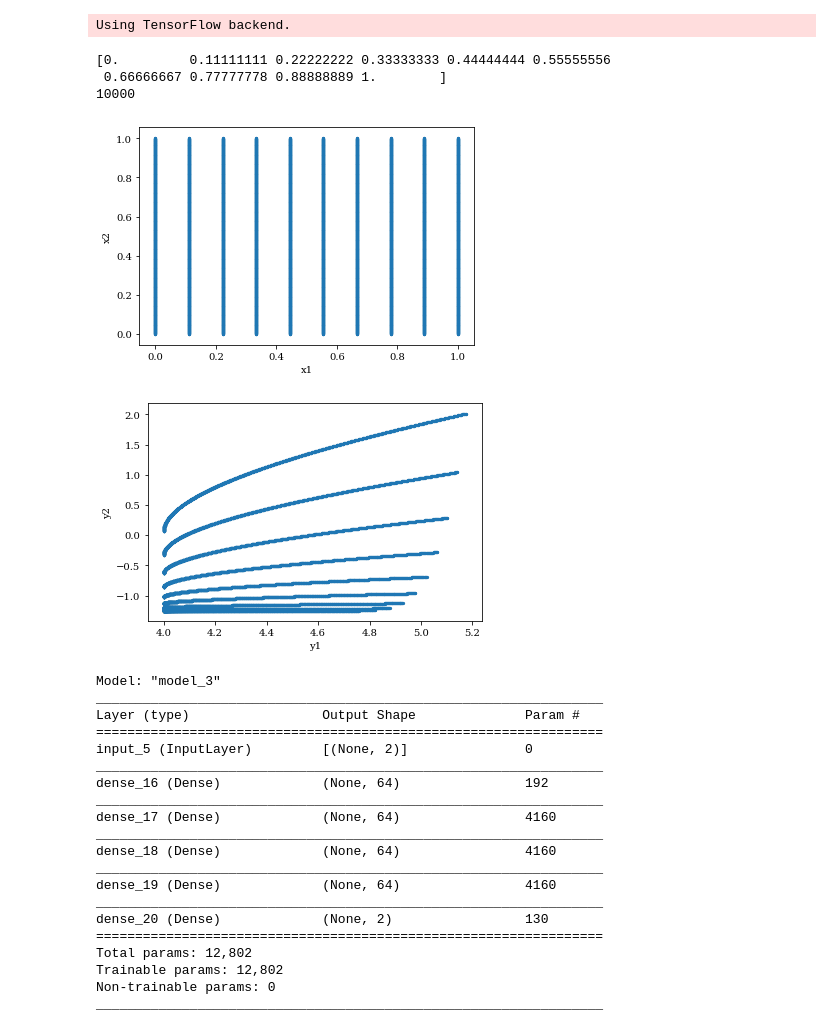
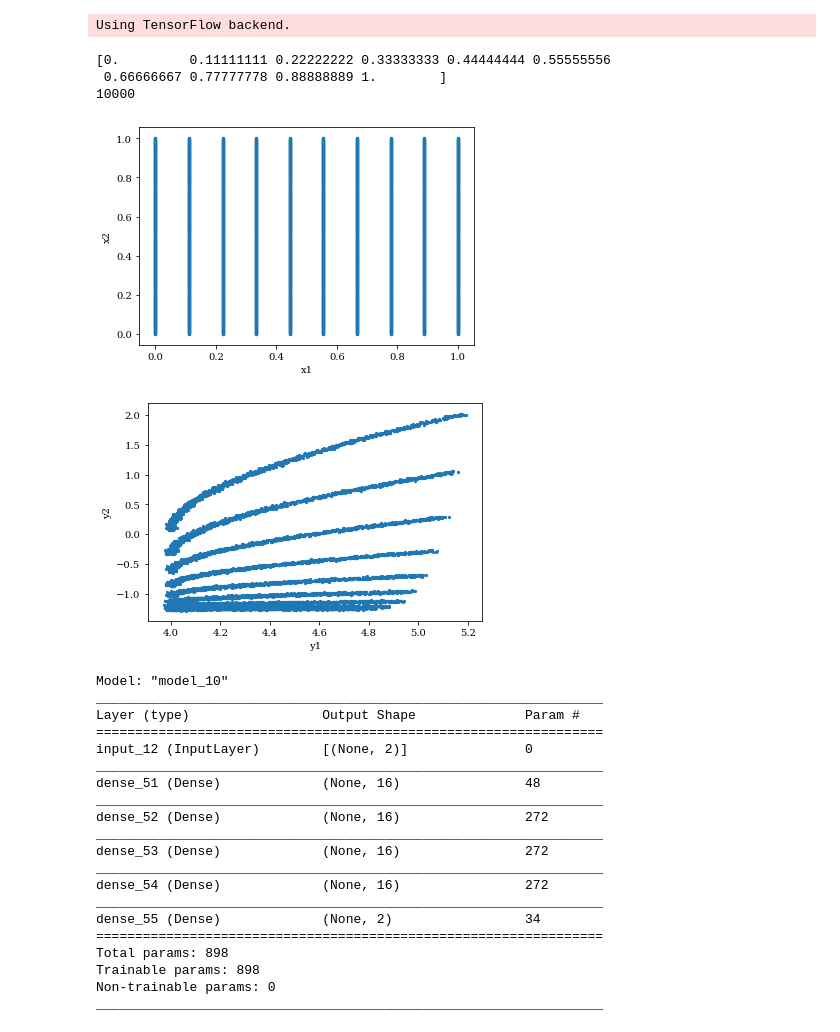
Before and after one commit to Harry-Westwood/Y4-Project-InterNeuralStellar, a Jupyter notebook: Hin's_files/neural_network_test/TestNN_2D.ipynb, the cells around one changed output. Cells and saved outputs as stored; diff of their text form; code cells hidden in the pictures.

```diff
--- a/Hin's_files/neural_network_test/TestNN_2D.ipynb
+++ b/Hin's_files/neural_network_test/TestNN_2D.ipynb
@@ -18,38 +18,39 @@ def unison_shuffled_copies(a, b):
 
 InputRange=[0,1]
 N=1000*10
+noise=0.01
 #x1=np.random.rand(N)*(InputRange[1]-InputRange[0])+InputRange[0]
 x1_pos=np.linspace(InputRange[0],InputRange[1],10)
 print(x1_pos)
 x1=np.array([])
 for pos in x1_pos:
     x1=np.append(x1,np.ones(int(N/len(x1_pos)))*pos)
 print(len(x1))
 x2_one=np.linspace(InputRange[0],InputRange[1],int(N/len(x1_pos)))
 x2=x2_one.copy()
 for pos in x1_pos[1:]:
     x2=np.append(x2,x2_one)
 x1,x2=unison_shuffled_copies(x1,x2)
 plt.scatter(x1,x2,s=5)
 plt.xlabel('x1')
 plt.ylabel('x2')
 plt.show()
 def caly1(x1,x2):
     return (x1+0.5)**0.4*x2**2+4
 def caly2(x1,x2):
     return x1**3*(x2+1.2)**1.5-1.25
-y1=caly1(x1,x2)
-y2=caly2(x1,x2)
+y1=caly1(x1,x2)+np.random.randn(len(y1))*noise
+y2=caly2(x1,x2)+np.random.randn(len(y1))*noise
 plt.scatter(y1,y2,s=5)
 plt.xlabel('y1')
 plt.ylabel('y2')
 plt.show()
 # %% [output]
 [0.         0.11111111 0.22222222 0.33333333 0.44444444 0.55555556
  0.66666667 0.77777778 0.88888889 1.        ]
 10000
 [figure]
-[figure, old version]
+[figure, new version]
 # %%
 x1_test=0.72*np.ones(int(N/10))
 x2_test=np.random.rand(int(N/10))*(InputRange[1]-InputRange[0])+InputRange[0]
@@ -58,36 +59,39 @@ y2_test=caly2(x1_test,x2_test)
 # %%
 New_model=True
 no_layers=4
-no_nodes=64
+no_nodes=16
+regularization=0.001
 if New_model:
     inputs=keras.Input(shape=(2,))
     xx=keras.layers.Dense(no_nodes,activation='relu')(inputs)
     for i in range(no_layers-1):
         xx=keras.layers.Dense(no_nodes,activation='relu')(xx)
+        #xx=keras.layers.Dropout(0.05)(xx)
+        #xx=keras.layers.Dense(no_nodes,activation='relu',kernel_regularizer=keras.regularizers.l1(regularization))(xx)
     outputs=keras.layers.Dense(2,activation='linear')(xx)
     model = keras.Model(inputs=inputs, outputs=outputs)
 else:
     model = keras.models.load_model('2D_model.h5')
 model.summary()
 # %% [output]
-Model: "model_3"
+Model: "model_10"
 _________________________________________________________________
 Layer (type)                 Output Shape              Param #
 =================================================================
-input_5 (InputLayer)         [(None, 2)]               0
+input_12 (InputLayer)        [(None, 2)]               0
 _________________________________________________________________
-dense_16 (Dense)             (None, 64)                192
+dense_51 (Dense)             (None, 16)                48
 _________________________________________________________________
-dense_17 (Dense)             (None, 64)                4160
+dense_52 (Dense)             (None, 16)                272
 _________________________________________________________________
-dense_18 (Dense)             (None, 64)                4160
+dense_53 (Dense)             (None, 16)                272
 _________________________________________________________________
-dense_19 (Dense)             (None, 64)                4160
+dense_54 (Dense)             (None, 16)                272
 _________________________________________________________________
-dense_20 (Dense)             (None, 2)                 130
+dense_55 (Dense)             (None, 2)                 34
 =================================================================
-Total params: 12,802
-Trainable params: 12,802
+Total params: 898
+Trainable params: 898
 Non-trainable params: 0
 _________________________________________________________________
 # %%
```
Also changed, not shown: parts of 4 cells of this notebook, 1 other file.
